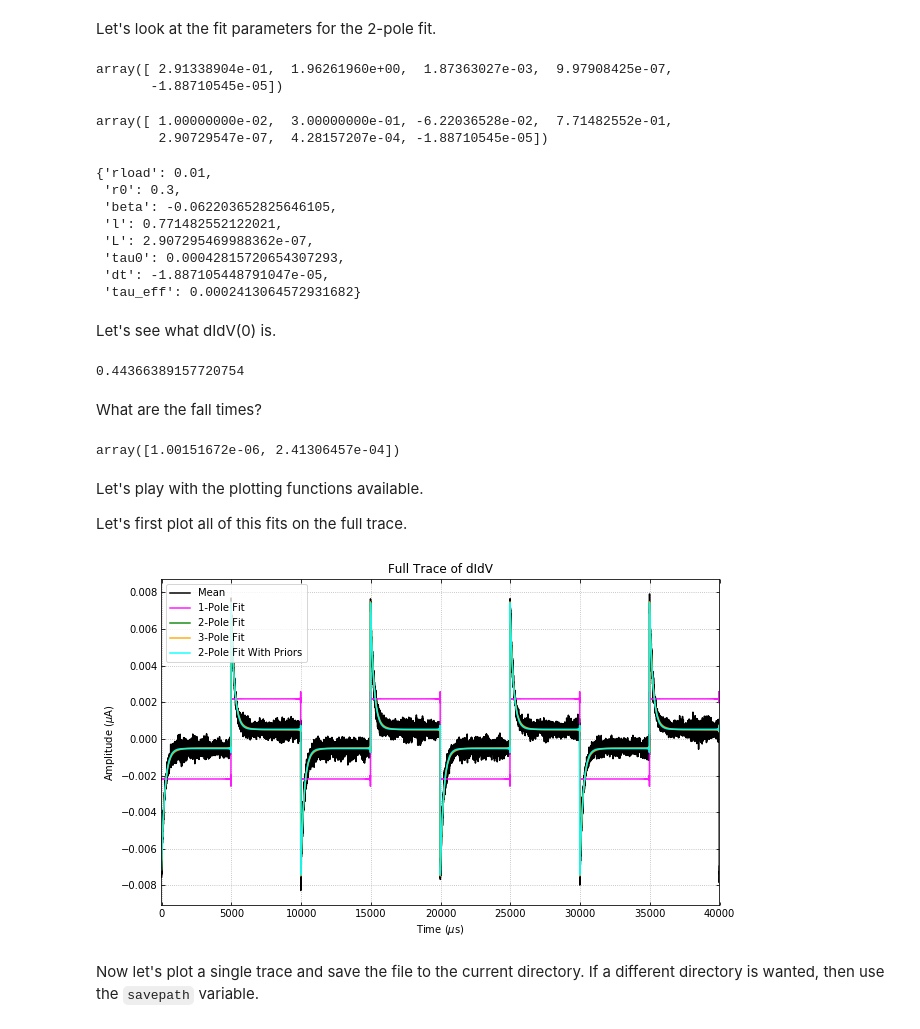
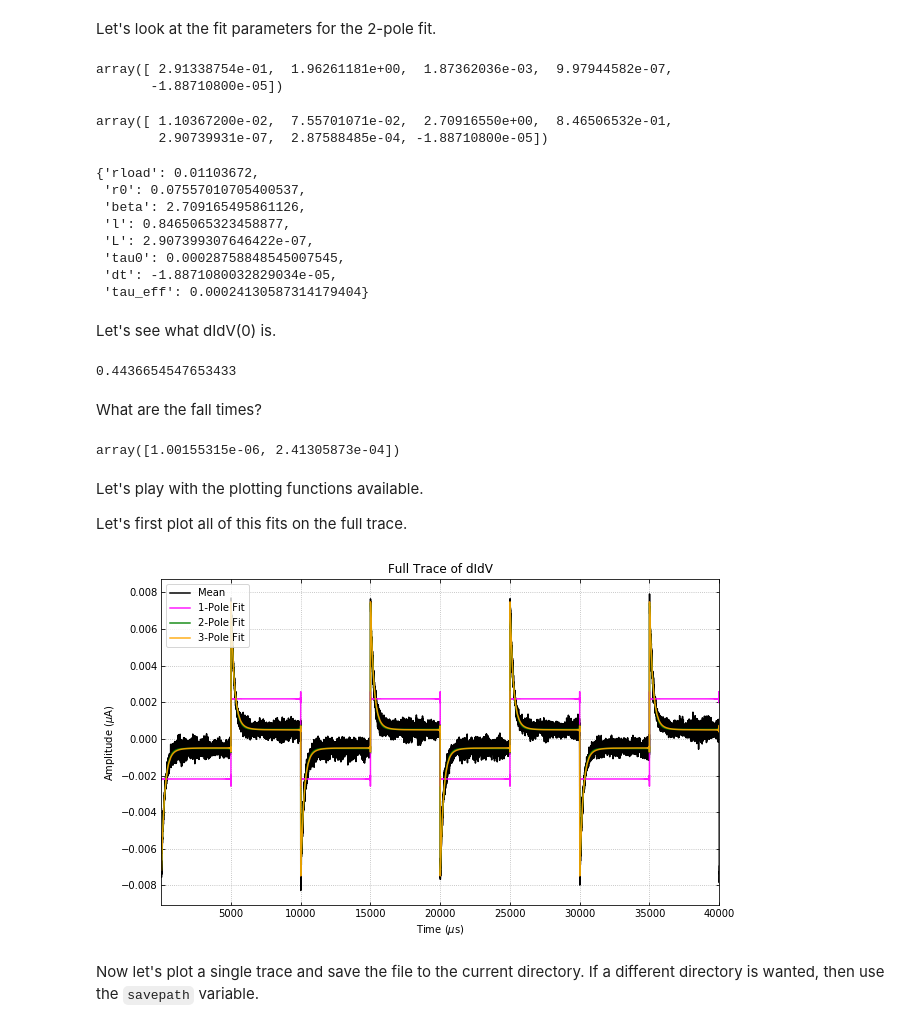
Before and after one commit to spice-herald/QETpy, a Jupyter notebook: demos/didv/test_didv.ipynb, the cells around one changed output. Drawn from its saved outputs; the diff is of its cells as text; code cells hidden in the pictures.

```diff
--- a/demos/didv/test_didv.ipynb
+++ b/demos/didv/test_didv.ipynb
@@ -54,9 +54,14 @@ didvfit = DIDV(
     sgfreq,
     sgamp,
     rshunt,
+    r0=r0,
+    r0_err=dr0,
+    rload=rload,
+    rload_err=drload,
     tracegain=convtoamps,
-    priors=priors,
-    invpriorscov=invpriorscov,
+#     priors=priors, # uncomment this and the below line to be able to run the priors fit
+#     invpriorscov=invpriorscov,
+    dt0=dt0, # use dt0 to set the expected time shift, should be set if it is expected to be far from zero.
 )
 
 # note that there are many more attributes for DIDV
@@ -73,44 +77,44 @@ Let's look at the fit parameters for the 2-pole fit.
 # %%
 didvfit.fitparams2
 # %% [output]
-array([ 2.91338904e-01,  1.96261960e+00,  1.87363027e-03,  9.97908425e-07,
-       -1.88710545e-05])
+array([ 2.91338754e-01,  1.96261181e+00,  1.87362036e-03,  9.97944582e-07,
+       -1.88710800e-05])
 # %%
 didvfit.irwinparams2
 # %% [output]
-array([ 1.00000000e-02,  3.00000000e-01, -6.22036528e-02,  7.71482552e-01,
-        2.90729547e-07,  4.28157207e-04, -1.88710545e-05])
+array([ 1.10367200e-02,  7.55701071e-02,  2.70916550e+00,  8.46506532e-01,
+        2.90739931e-07,  2.87588485e-04, -1.88710800e-05])
 # %%
 didvfit.get_irwinparams_dict(2)
 # %% [output]
-{'rload': 0.01,
- 'r0': 0.3,
- 'beta': -0.062203652825646105,
- 'l': 0.771482552122021,
- 'L': 2.907295469988362e-07,
- 'tau0': 0.00042815720654307293,
- 'dt': -1.887105448791047e-05,
- 'tau_eff': 0.0002413064572931682}
+{'rload': 0.01103672,
+ 'r0': 0.07557010705400537,
+ 'beta': 2.709165495861126,
+ 'l': 0.8465065323458877,
+ 'L': 2.907399307646422e-07,
+ 'tau0': 0.00028758848545007545,
+ 'dt': -1.8871080032829034e-05,
+ 'tau_eff': 0.00024130587314179404}
 # %% [markdown]
 Let's see what dIdV(0) is.
 # %%
 didvfit.didvfit2_freqdomain[0].real
 # %% [output]
-0.44366389157720754
+0.4436654547653433
 # %% [markdown]
 What are the fall times?
 # %%
 didvfit.falltimes2
 # %% [output]
-array([1.00151672e-06, 2.41306457e-04])
+array([1.00155315e-06, 2.41305873e-04])
 # %% [markdown]
 Let's play with the plotting functions available.
 
 Let's first plot all of this fits on the full trace.
 # %%
-didvfit.plot_full_trace(poles="all", plotpriors=True)
+didvfit.plot_full_trace(poles="all", plotpriors=False)
 # %% [output]
-[figure, old version]
+[figure, new version]
 # %% [markdown]
 Now let's plot a single trace and save the file to the current directory. If a different directory is wanted, then use the `savepath` variable.
 # %%
```
Also changed, not shown: parts of 3 cells of this notebook.
